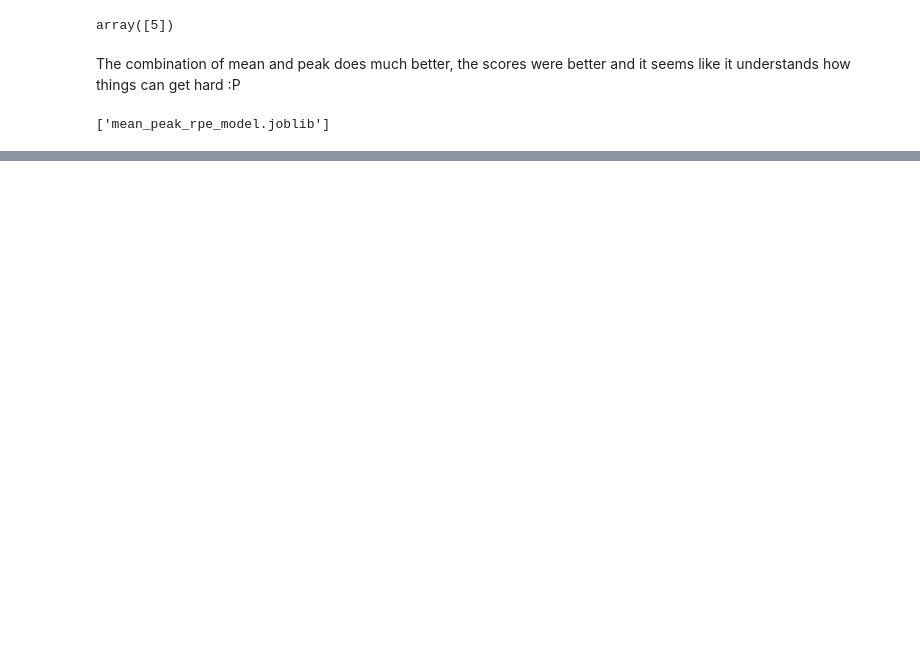
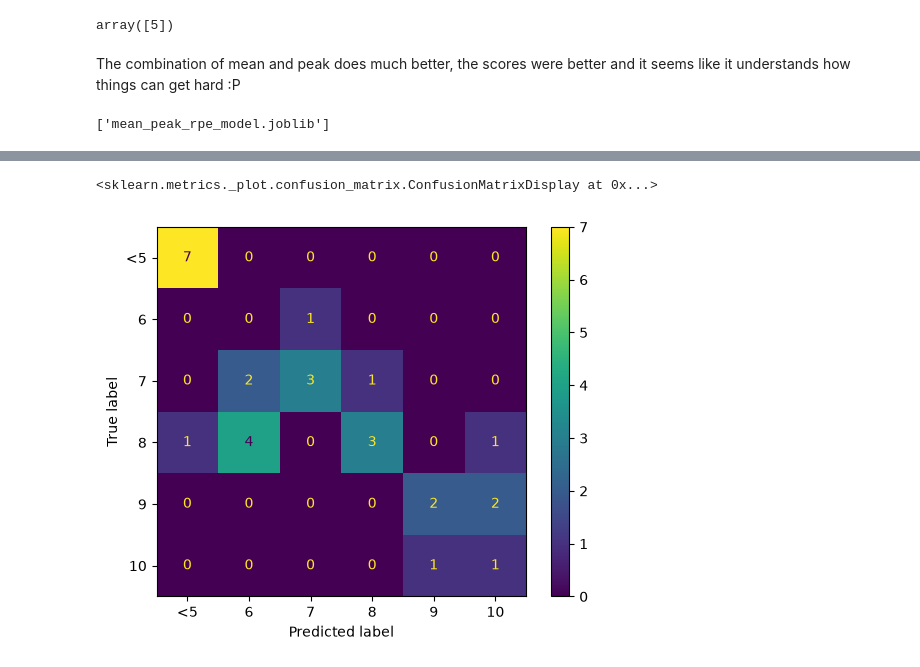
Before and after one commit to fullsterkur-ai/playground, a Jupyter notebook: lifting/velocity_rpe_model.ipynb, the cells around one changed output, grey strips where cells are left out. Cells and saved outputs as stored; diff of their text form; code cells hidden in the pictures; blank space fills up the shorter version.

```diff
--- a/lifting/velocity_rpe_model.ipynb
+++ b/lifting/velocity_rpe_model.ipynb
@@ -283,0 +511,6 @@ joblib.dump(mean_peak_model, "mean_peak_rpe_model.joblib")
+# %%
+from sklearn.metrics import ConfusionMatrixDisplay
+
+pred = rpe_nn_model.predict(X_test).argmax(axis=1)
+ConfusionMatrixDisplay.from_predictions(y_test, pred, display_labels=["<5", 6, 7, 8, 9, 10])
+# %% [output]
@@ -283,0 +518,2 @@ joblib.dump(mean_peak_model, "mean_peak_rpe_model.joblib")
+<sklearn.metrics._plot.confusion_matrix.ConfusionMatrixDisplay at 0x...>
+[figure, added]
```
Also changed, not shown: parts of 26 cells of this notebook, 2 other files.
